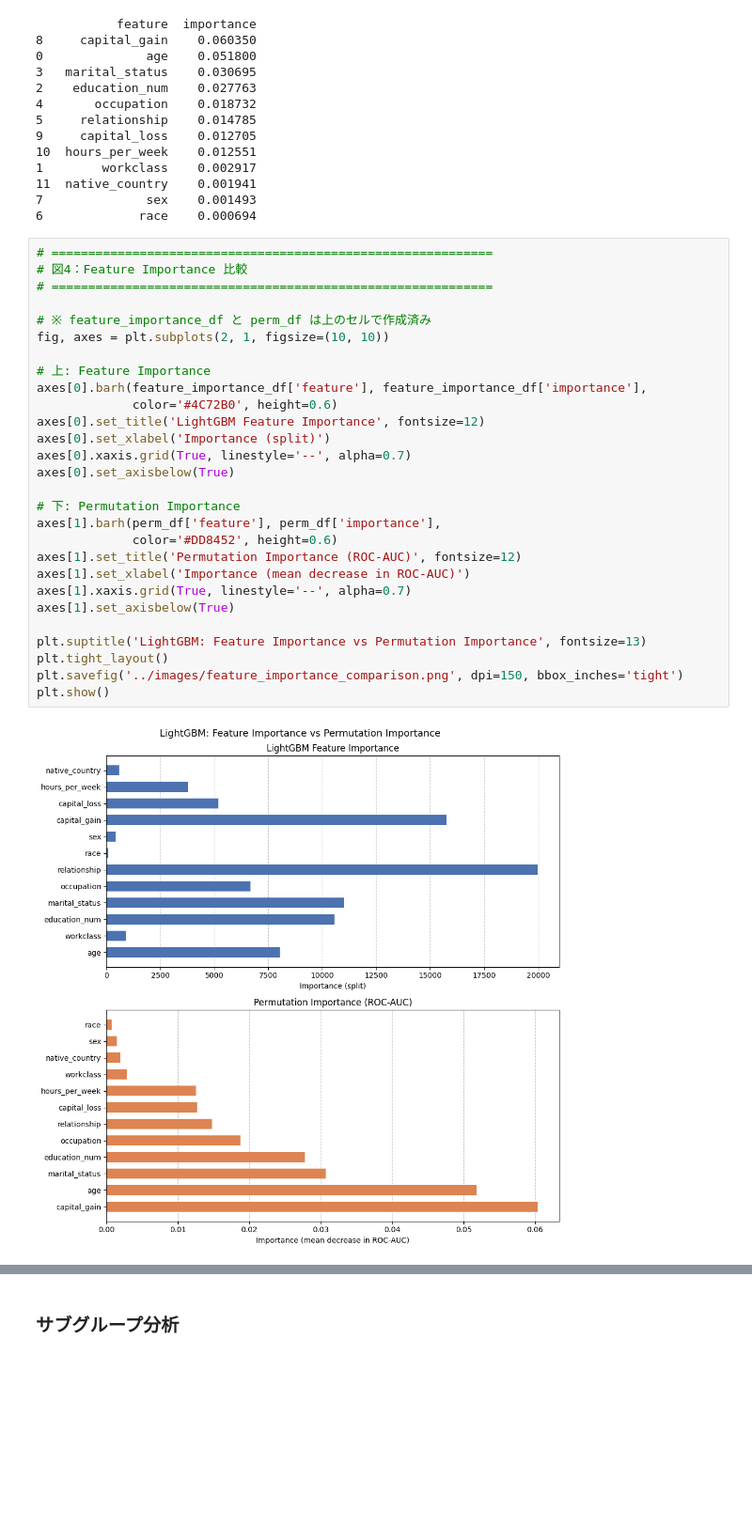
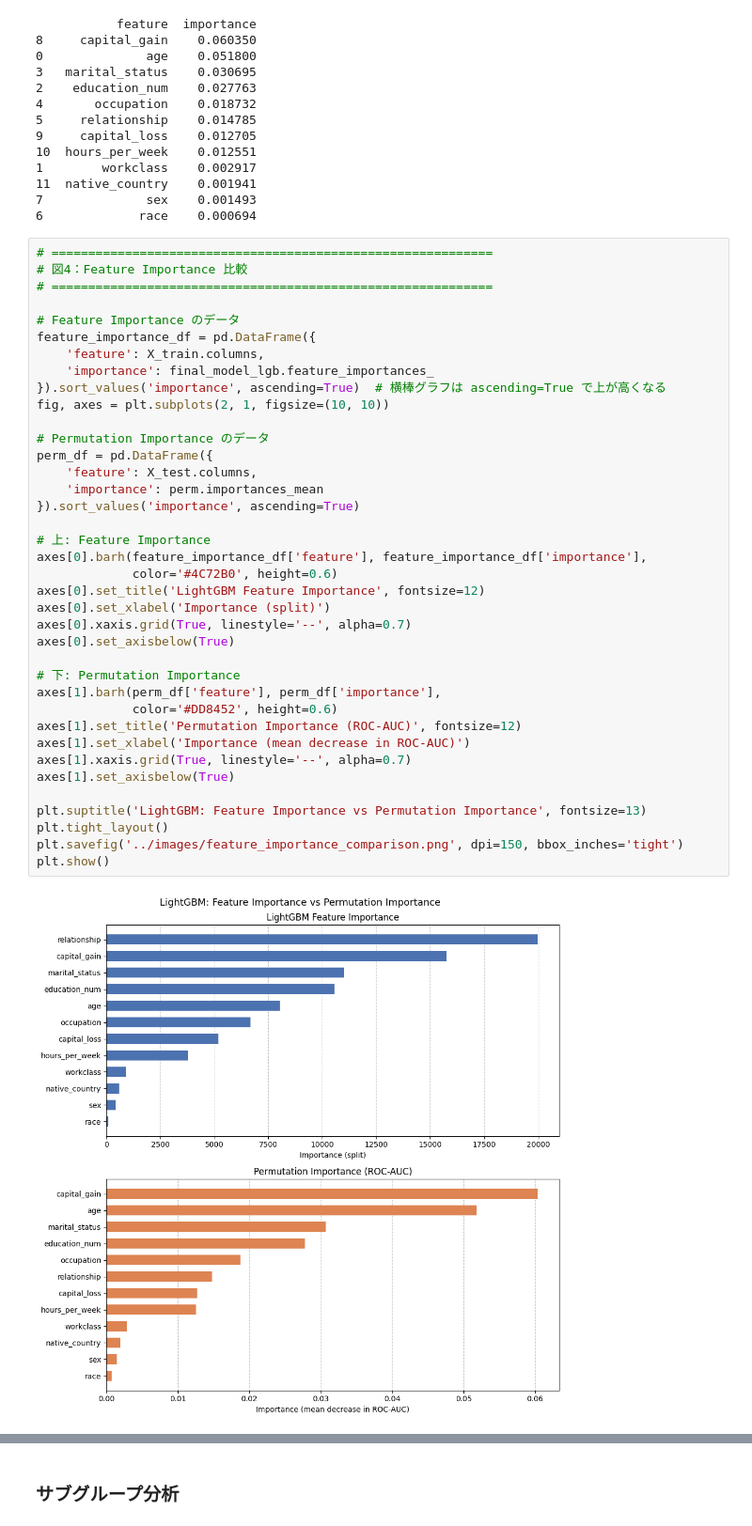
Before and after one commit to shinji-takahashi/adult-census-income-analysis, a Jupyter notebook: notebooks/LightGBM.ipynb, the cells around one changed output, grey strips where cells are left out. Shown at 94% size. Saved outputs shown, nothing was run; the diff lists cells and outputs as text; blank space fills up the shorter version.

```diff
--- a/notebooks/LightGBM.ipynb
+++ b/notebooks/LightGBM.ipynb
@@ -320,31 +315,41 @@ print(perm_df)
 # %%
 # ============================================================
 # 図4：Feature Importance 比較
 # ============================================================
 
-# ※ feature_importance_df と perm_df は上のセルで作成済み
+# Feature Importance のデータ
+feature_importance_df = pd.DataFrame({
+    'feature': X_train.columns,
+    'importance': final_model_lgb.feature_importances_
+}).sort_values('importance', ascending=True)  # 横棒グラフは ascending=True で上が高くなる
 fig, axes = plt.subplots(2, 1, figsize=(10, 10))
+
+# Permutation Importance のデータ
+perm_df = pd.DataFrame({
+    'feature': X_test.columns,
+    'importance': perm.importances_mean
+}).sort_values('importance', ascending=True)
 
 # 上: Feature Importance
 axes[0].barh(feature_importance_df['feature'], feature_importance_df['importance'],
              color='#4C72B0', height=0.6)
 axes[0].set_title('LightGBM Feature Importance', fontsize=12)
 axes[0].set_xlabel('Importance (split)')
 axes[0].xaxis.grid(True, linestyle='--', alpha=0.7)
 axes[0].set_axisbelow(True)
 
 # 下: Permutation Importance
 axes[1].barh(perm_df['feature'], perm_df['importance'],
              color='#DD8452', height=0.6)
 axes[1].set_title('Permutation Importance (ROC-AUC)', fontsize=12)
 axes[1].set_xlabel('Importance (mean decrease in ROC-AUC)')
 axes[1].xaxis.grid(True, linestyle='--', alpha=0.7)
 axes[1].set_axisbelow(True)
 
 plt.suptitle('LightGBM: Feature Importance vs Permutation Importance', fontsize=13)
 plt.tight_layout()
 plt.savefig('../images/feature_importance_comparison.png', dpi=150, bbox_inches='tight')
 plt.show()
 # %% [output]
-[figure, old version]
+[figure, new version]
 # %%
```
Also changed, not shown: parts of 4 cells of this notebook.
